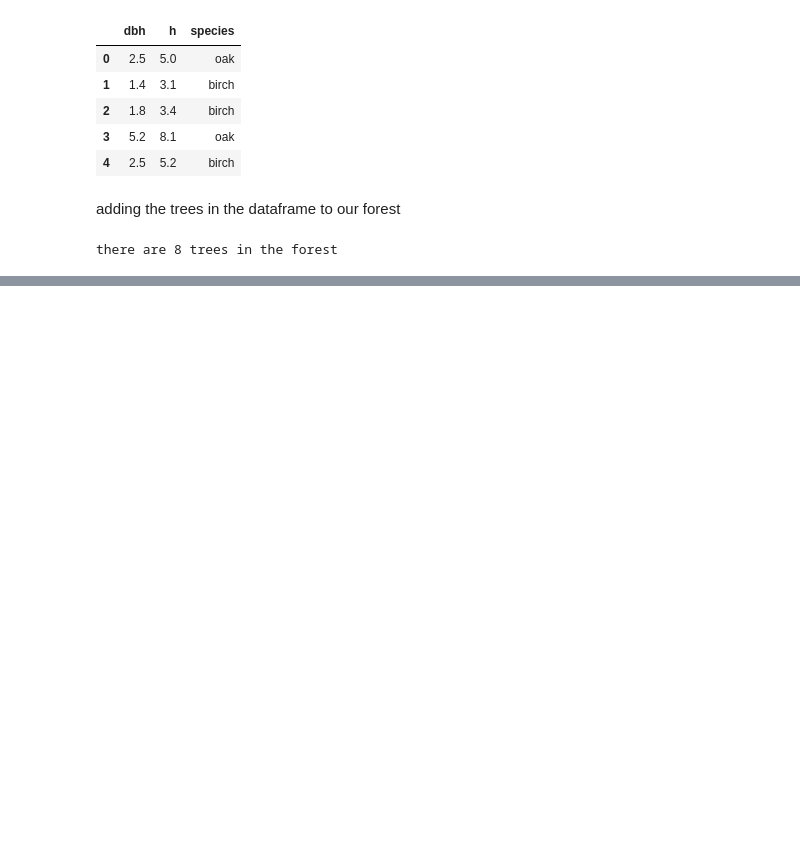
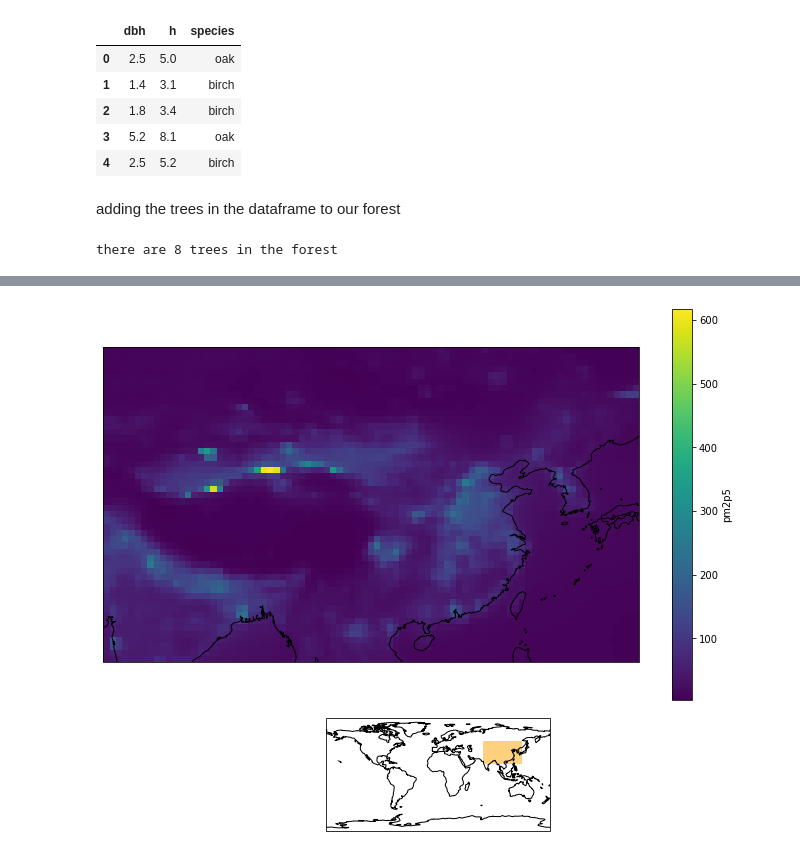
Before and after one commit to bjsilver/bag_class_class, a Jupyter notebook: index.ipynb, the cells around one changed output, grey strips where cells are left out. Cells and saved outputs as stored; diff of their text form; code cells hidden in the pictures; blank space fills up the shorter version.

```diff
--- a/index.ipynb
+++ b/index.ipynb
@@ -292,0 +350,14 @@ forest.total_biomass('rowan')
+# %%
+# make a fancier plot
+import matplotlib.patches as mpatches
+fig = plt.figure(figsize=[12,12])
+ax = fig.add_subplot(projection=ccrs.PlateCarree())
+da.loc[china.slicer()].plot(ax=ax, cbar_kwargs={'shrink':.6})
+ax.coastlines()
+
+ax1 = fig.add_subplot(515,projection=ccrs.PlateCarree())
+ax1.add_patch(china.rectangle(colour='orange'))
+ax1.coastlines()
+ax1.set_extent([-180,180, -90, 90], crs=ccrs.PlateCarree())
+# %% [output]
+[figure, added]
```
Also changed, not shown: parts of 15 cells of this notebook, 1 other file.
